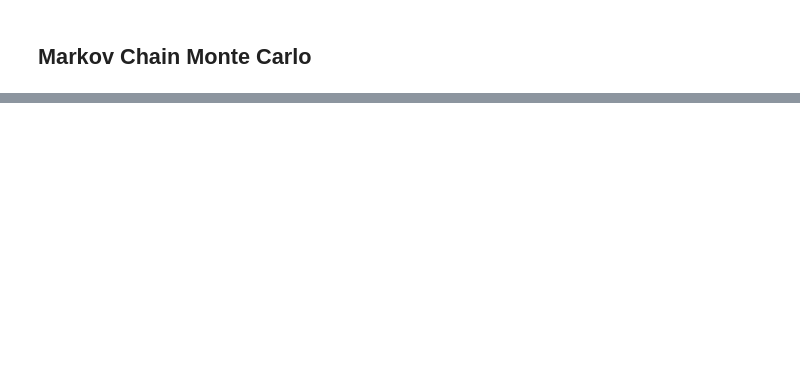
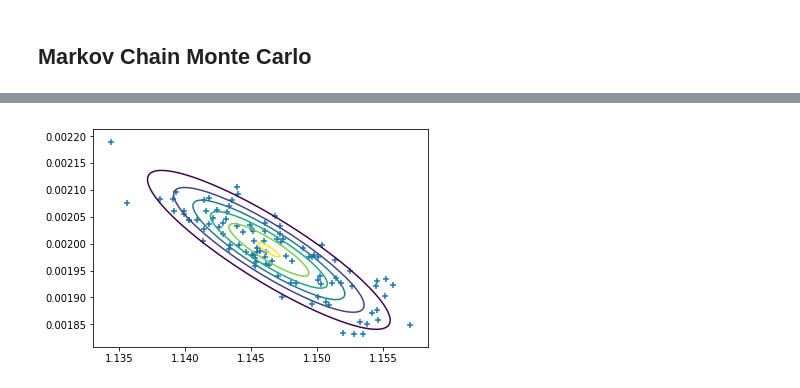
Before and after one commit to Cisneros-Galaxy/RCFM, a Jupyter notebook: rich_docs/Malleus.ipynb, the cells around one changed output, grey strips where cells are left out. Drawn from its saved outputs; the diff is of its cells as text; code cells hidden in the pictures; blank space fills up the shorter version.

```diff
--- a/rich_docs/Malleus.ipynb
+++ b/rich_docs/Malleus.ipynb
@@ -612,0 +666,4 @@ This is not so easy in practice, as we have seen, if we have more than a handful
+# %%
+rod_sigma_inv = np.array([[dEdL02, dEdL0dalpha], [dEdL0dalpha, dEdalpha2]])
+rod_sigma = np.linalg.inv(rod_sigma_inv)
+rod_sigma
@@ -612,0 +700,16 @@ This is not so easy in practice, as we have seen, if we have more than a handful
+# %%
+test_norm = scipy.stats.multivariate_normal([L0,alpha],rod_sigma)
+samples = test_norm.rvs(size=100)
+
+xlower = samples[:,0].min()
+xupper = samples[:,0].max()
+ylower = samples[:,1].min()
+yupper = samples[:,1].max()
+Xs = np.linspace(xlower,xupper,100)
+Ys = np.linspace(ylower,yupper,100)
+[X,Y] = np.meshgrid(Xs,Ys)
+Z = np.apply_along_axis(lambda x: test_norm.pdf(x), -1, np.stack([X,Y],axis=-1))
+plt.contour(X,Y,Z)
+plt.scatter(samples[:,0], samples[:,1], marker='+');
+# %% [output]
+[figure, added]
```
Also changed, not shown: parts of 30 cells of this notebook.
